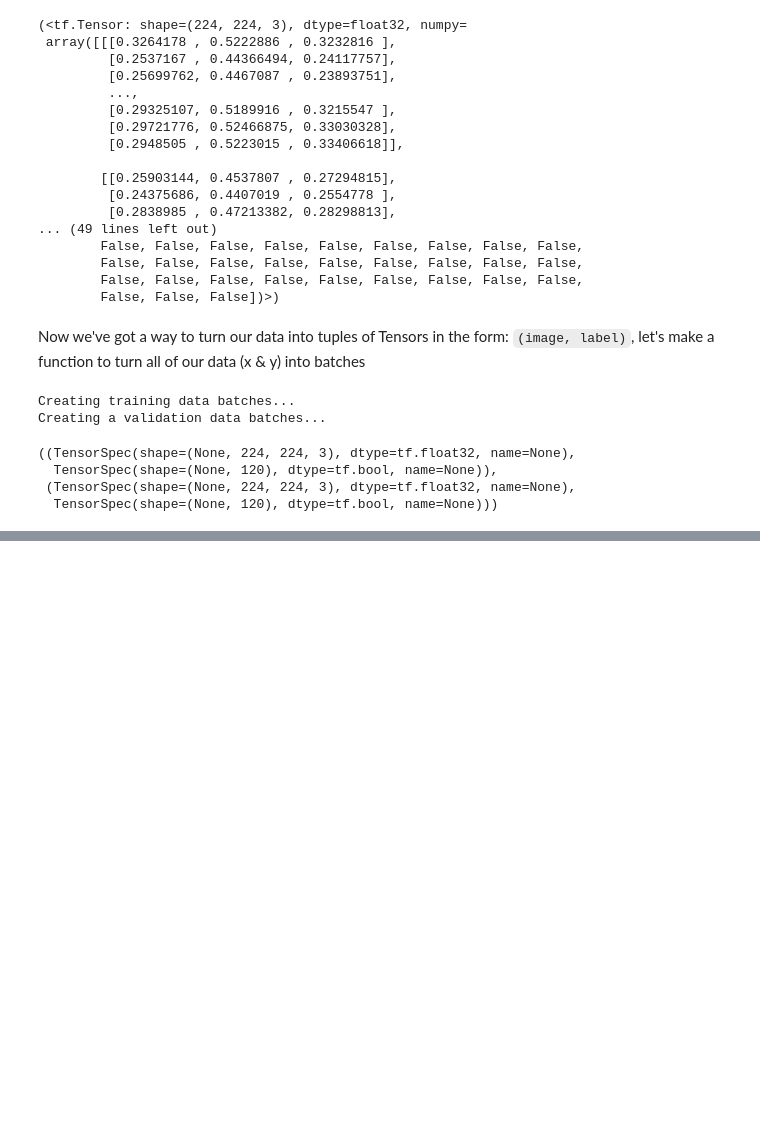
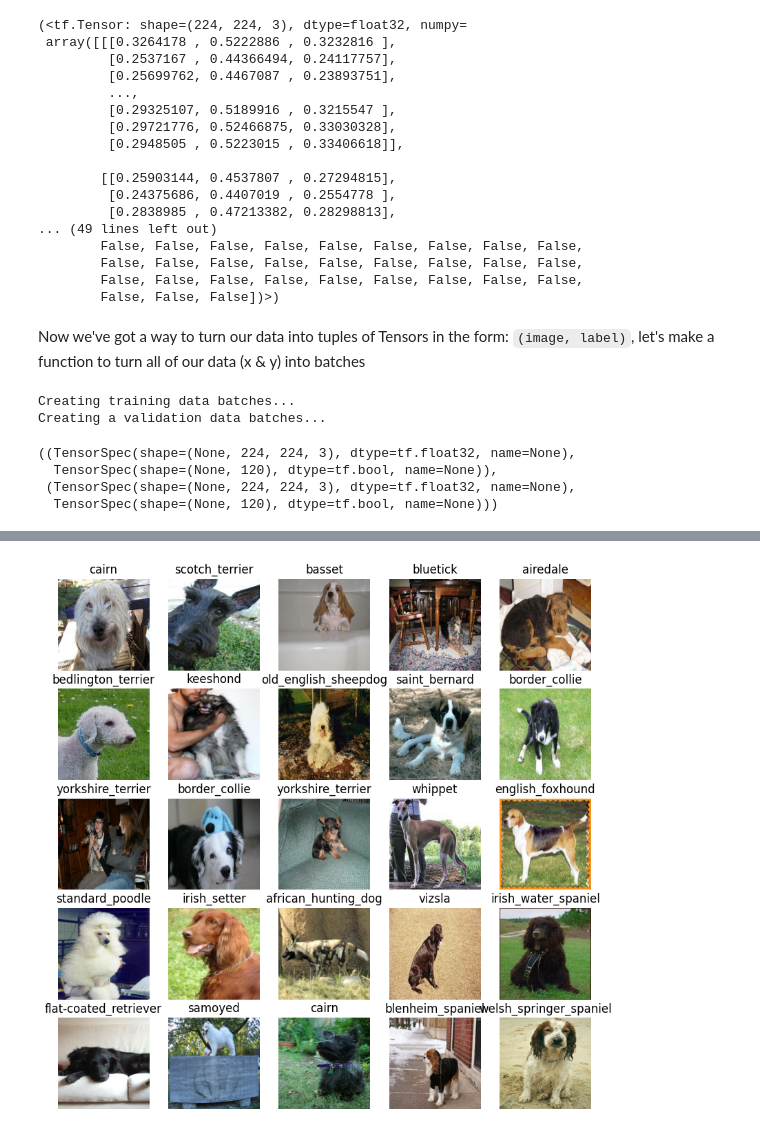
Before and after one commit to Khey17/DogBreed-Iden, a Jupyter notebook: DogBreed.ipynb, the cells around one changed output, grey strips where cells are left out. Saved outputs shown, nothing was run; the diff lists cells and outputs as text; code cells hidden in the pictures; blank space fills up the shorter version.

```diff
--- a/DogBreed.ipynb
+++ b/DogBreed.ipynb
@@ -512,0 +555,6 @@ tr_data.element_spec, val_data.element_spec
+# %%
+# Now let's visualize validation data
+val_images, val_labels =next(val_data.as_numpy_iterator())
+show_images(val_images, val_labels)
+# %% [output]
+[figure, added]
```
Also changed, not shown: parts of 9 cells of this notebook.
